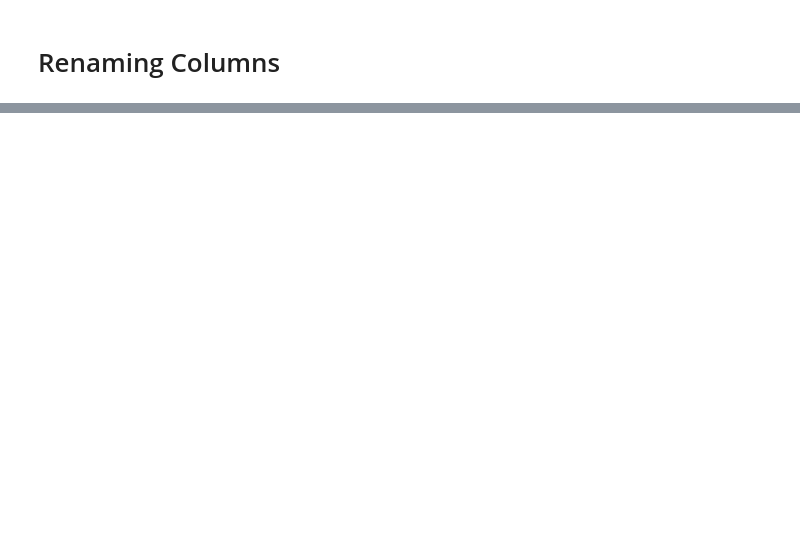
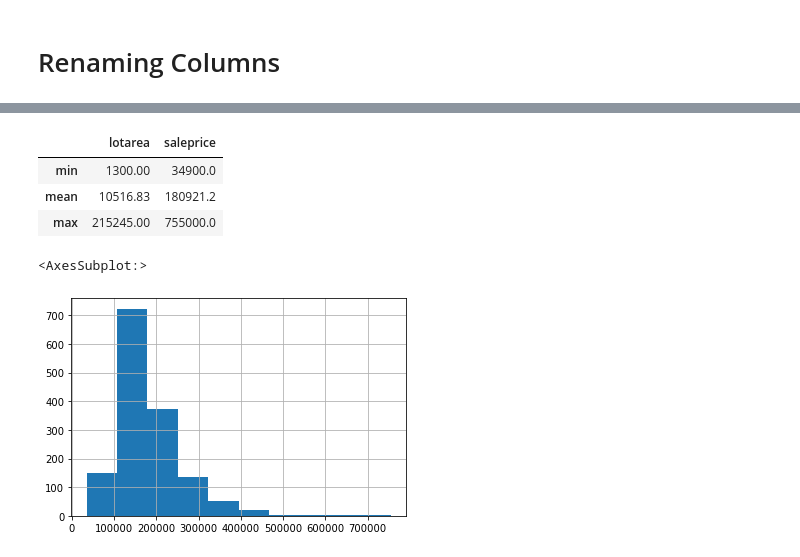
Before and after one commit to ViniciusHolanda001/House_Prices, a Jupyter notebook: notebook/eda_house_prices.ipynb, the cells around one changed output, grey strips where cells are left out. Drawn from its saved outputs; the diff is of its cells as text; code cells hidden in the pictures; blank space fills up the shorter version.

Commit message:
EDA and hist

```diff
--- a/notebook/eda_house_prices.ipynb
+++ b/notebook/eda_house_prices.ipynb
@@ -41,0 +159,12 @@ df_train.info()
+# %%
+df_train[['lotarea', 'saleprice']].aggregate(['min', 'mean', 'max']).round(2)
+# %% [output]
+|  | lotarea | saleprice |
+| min | 1300.00 | 34900.0 |
+| mean | 10516.83 | 180921.2 |
+| max | 215245.00 | 755000.0 |
+# %%
+df_train['saleprice'].hist()
+# %% [output]
+<AxesSubplot:>
+[figure, added]
```
Also changed, not shown: parts of 11 cells of this notebook.
